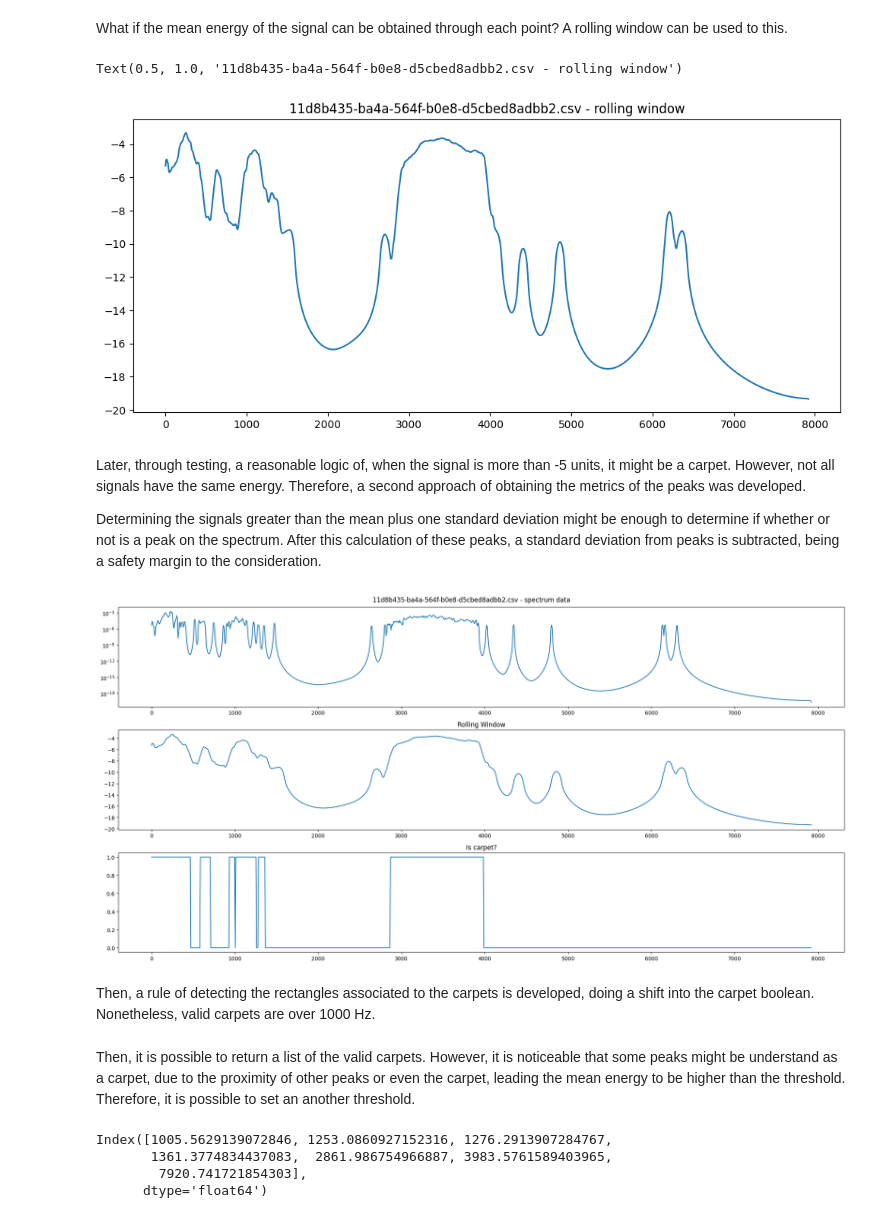
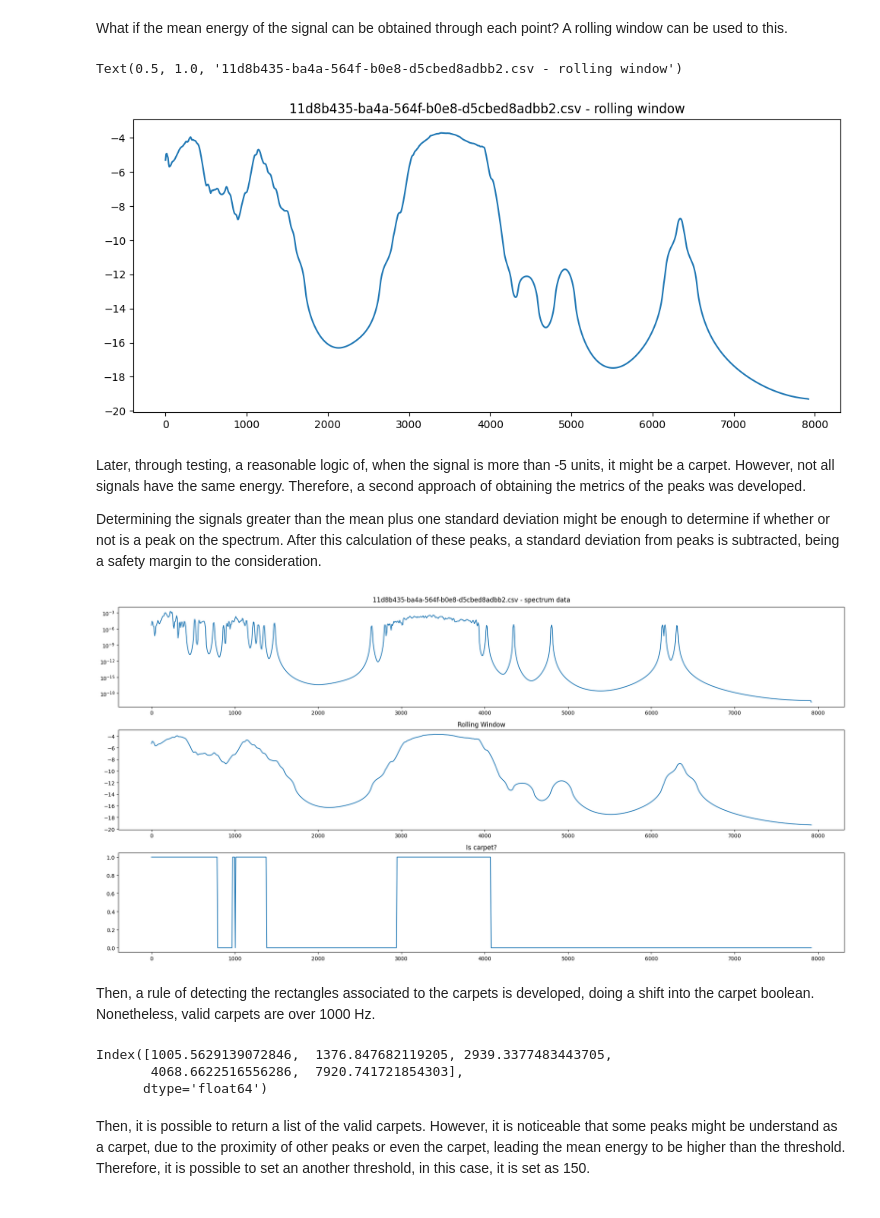
Before and after one commit to pyKuga/TRACTIAN, a Jupyter notebook: part2.ipynb, the cells around one changed output. Saved outputs shown, nothing was run; the diff lists cells and outputs as text; code cells hidden in the pictures.

```diff
--- a/part2.ipynb
+++ b/part2.ipynb
@@ -95,17 +95,17 @@ Text(0.5, 1.0, '11d8b435-ba4a-564f-b0e8-d5cbed8adbb2.csv')
 # %% [markdown]
 What if the mean energy of the signal can be obtained through each point? A rolling window can be used to this.
 # %%
-w = 16 #rolling window size
+w = 32 #rolling window size
 
 loggedSignal = Pxx.apply(np.log10)
 
 smoothedW = loggedSignal.rolling(min_periods=1,window=w).mean()
 
 smoothedW.plot(figsize=(12,5))
 plt.title(dataName + " - rolling window")
 # %% [output]
 Text(0.5, 1.0, '11d8b435-ba4a-564f-b0e8-d5cbed8adbb2.csv - rolling window')
-[figure, old version]
+[figure, new version]
 # %% [markdown]
 Later, through testing, a reasonable logic of, when the signal is more than -5 units, it might be a carpet. However, not all signals have the same energy. Therefore, a second approach of obtaining the metrics of the peaks was developed.
 
@@ -129,7 +129,7 @@ carpets.plot(ax=axs[2],title="Is carpet?")
 fig.suptitle(dataName + " - spectrum data")
 plt.tight_layout()
 # %% [output]
-[figure, old version]
+[figure, new version]
 # %% [markdown]
 Then, a rule of detecting the rectangles associated to the carpets is developed, doing a shift into the carpet boolean. Nonetheless, valid carpets are over 1000 Hz.
 # %%
@@ -137,15 +137,14 @@ validCarpetsIntervals = carpets.loc[
     ((carpets != carpets.shift(-1)) == True) &
     (carpets.index > 1000)
     ].index
+
+validCarpetsIntervals
+# %% [output]
+Index([1005.5629139072846,  1376.847682119205, 2939.3377483443705,
+       4068.6622516556286,  7920.741721854303],
+      dtype='float64')
 # %% [markdown]
-Then, it is possible to return a list of the valid carpets. However, it is noticeable that some peaks might be understand as a carpet, due to the proximity of other peaks or even the carpet, leading the mean energy to be higher than the threshold. Therefore, it is possible to set an another threshold.
+Then, it is possible to return a list of the valid carpets. However, it is noticeable that some peaks might be understand as a carpet, due to the proximity of other peaks or even the carpet, leading the mean energy to be higher than the threshold. Therefore, it is possible to set an another threshold, in this case, it is set as 150.
-# %%
-validCarpetsIntervals
-# %% [output]
-Index([1005.5629139072846, 1253.0860927152316, 1276.2913907284767,
-       1361.3774834437083,  2861.986754966887, 3983.5761589403965,
-        7920.741721854303],
-      dtype='float64')
 # %%
 [CarpetRegion(start_hz=validCarpetsIntervals[i-1],end_hz=validCarpetsIntervals[i]) for i in range(1,len(validCarpetsIntervals),2) if validCarpetsIntervals[i]-validCarpetsIntervals[i-1] > 150]
 # %% [output]
```
Also changed, not shown: parts of 10 cells of this notebook.
